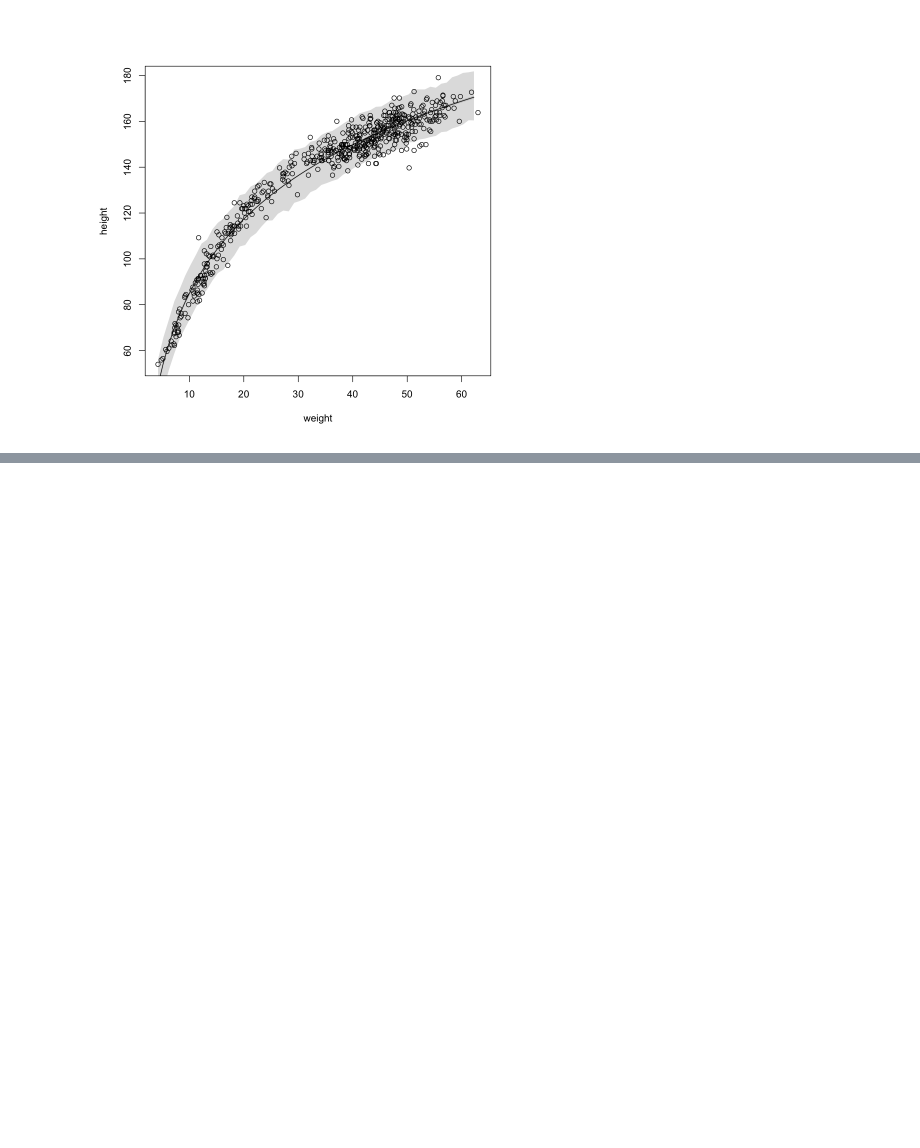
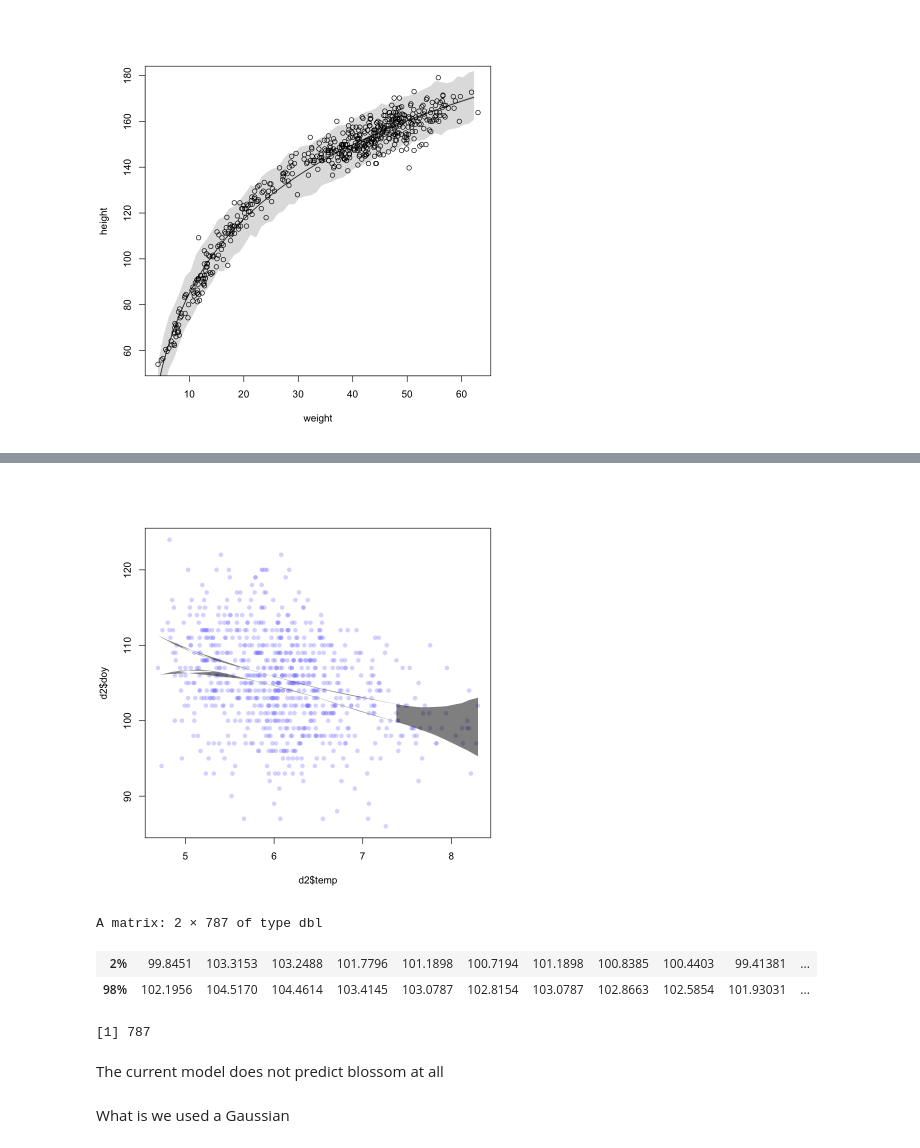
Before and after one commit to jfyu/rethinking_stats_2_practice, a Jupyter notebook: R/R_chapter_4.ipynb, the cells around one changed output, grey strips where cells are left out. Cells and saved outputs as stored; diff of their text form; code cells hidden in the pictures; blank space fills up the shorter version.

```diff
--- a/R/R_chapter_4.ipynb
+++ b/R/R_chapter_4.ipynb
@@ -367,0 +411,23 @@ shade(height.HPDI, w_seq)
+# %%
+mu <- link(m)
+mu_PI <- apply(mu, 2, PI, 0.97)
+
+plot(d2$temp, d2$doy, col = col.alpha(rangi2, 0.3), pch = 16)
+
+shade(mu_PI, d2$temp, col = col.alpha("black", 0.5))
+# %% [output]
+[figure, added]
+# %%
+mu_PI
+# %% [output]
+A matrix: 2 × 787 of type dbl
+| 2% | 99.8451 | 103.3153 | 103.2488 | 101.7796 | 101.1898 | 100.7194 | 101.1898 | 100.8385 | 100.4403 | 99.41381 | ... |
+| 98% | 102.1956 | 104.5170 | 104.4614 | 103.4145 | 103.0787 | 102.8154 | 103.0787 | 102.8663 | 102.5854 | 101.93031 | ... |
+# %%
+length(d2$temp)
+# %% [output]
+[1] 787
+# %% [markdown]
+The current model does not predict blossom at all
+# %% [markdown]
+What is we used a Gaussian
```
Also changed, not shown: parts of 52 cells of this notebook.
